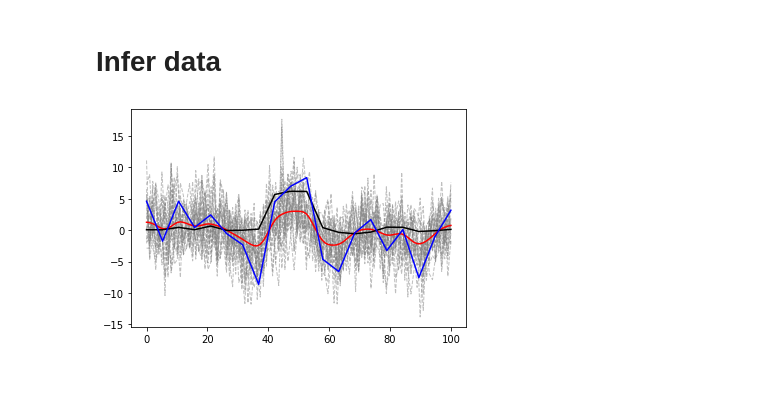
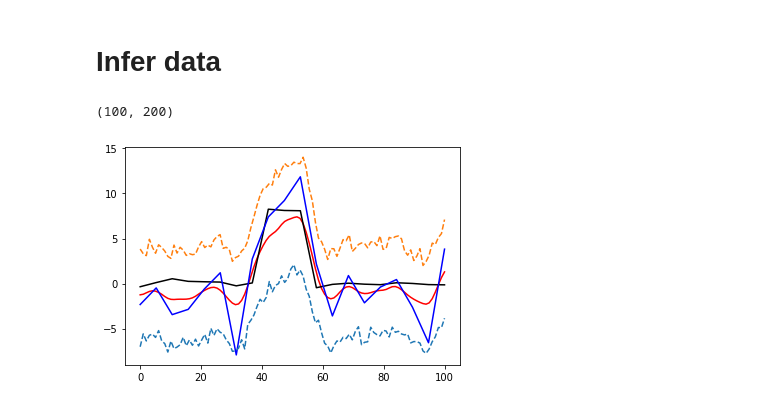
Before and after one commit to svetaU/DGP, a Jupyter notebook: dgp_for_real_data.ipynb, the cells around one changed output. Cells and saved outputs as stored; diff of their text form; code cells hidden in the pictures; blank space fills up the shorter version.

```diff
--- a/dgp_for_real_data.ipynb
+++ b/dgp_for_real_data.ipynb
@@ -297,3 +301,3 @@ def fit_dgp_w_hmc():
 # %%
-model,sim_dots,mean_y = fit_dgp_w_hmc()
+model,sim_dots,mean_y,y_offset = fit_dgp_w_hmc()
 # %% [output]
@@ -309,30 +310,48 @@ Acceptance rate 1.0
 # %% [markdown]
 # Infer data
 # %%
-def predict_w_gdp(model_fit,fit_params,mean_data):
+def predict_w_gdp(model_fit,fit_params,mean_data,y_offset):
   predict_points = 100
   data_predict_x = np.linspace(0.,100.,predict_points)
   predicted_y = []
   (params, tau2s) = fit_params
   num_iter = len(tau2s)
   burn = 150
+  num_samples = 200
+  sub_sample = 20
   noise = 0.
   for param, tau2 in zip(params[(burn + 1):],tau2s[burn:]):
     noise = noise + param[0]*tau2
     mu_w, sigma_w = model_fit.kriging_w(param,data_predict_x)
     w = np.random.multivariate_normal(mu_w,sigma_w,size=1).T
     mu_y, sigma_y = model_fit.kriging_y(param,tau2,w[:,0])
-    predicted_y.append(mu_y)
+    predicted_y.append(mu_y + y_offset)
   noise = noise/(num_iter - burn)
   mu_predicted_y = np.mean(np.array(predicted_y),axis=0)
   cov_predicted_y = np.cov(np.array(predicted_y),rowvar=False) - noise*np.eye(predict_points)
-  predicted_sample_y = np.random.multivariate_normal(mu_predicted_y,cov_predicted_y,size=20).T
-  for i in range(1,20):
-    plt.plot(data_predict_x,predicted_sample_y[:,i],c='grey',linestyle='dashed', linewidth=1,alpha=0.5)
+  predicted_sample_y = np.random.multivariate_normal(mu_predicted_y,cov_predicted_y,size=num_samples).T
+  #for i in range(num_samples - sub_sample,num_samples):
+    #plt.plot(data_predict_x,predicted_sample_y[:,i],c='grey',linestyle='dashed', linewidth=1,alpha=0.5)
   plt.plot(data_predict_x,mu_predicted_y,c='red')
   plt.plot(model.x,mean_data,c='black')
-  plt.plot(model.x,model.y,c='b')
+  plt.plot(model.x,model.y + y_offset,c='b')
+  quant_5 = int(num_samples*0.05)
+  quant_95 = int(num_samples*0.95)
+  ci_05 = []
+  ci_95 = []
+  print(predicted_sample_y.shape)
+  for i in range(len(data_predict_x)):
+    y_at_x = np.squeeze(predicted_sample_y[i,:])
+    y_at_x.sort()
+    q5 = y_at_x[quant_5]
+    q95 = y_at_x[quant_95]
+    ci_05.append(q5)
+    ci_95.append(q95)
+  plt.plot(data_predict_x,ci_05,linestyle='dashed')
+  plt.plot(data_predict_x,ci_95,linestyle='dashed')
+  #plt.savefig("/content/drive/My Drive/Colab Notebooks/fitted_data.png",bbox_inches='tight',dpi=100)
 # %%
-predict_w_gdp(model,sim_dots,mean_y)
+predict_w_gdp(model,sim_dots,mean_y,y_offset)
 # %% [output]
+(100, 200)
-[figure, old version]
+[figure, new version]
```
Also changed, not shown: parts of 5 cells of this notebook.
